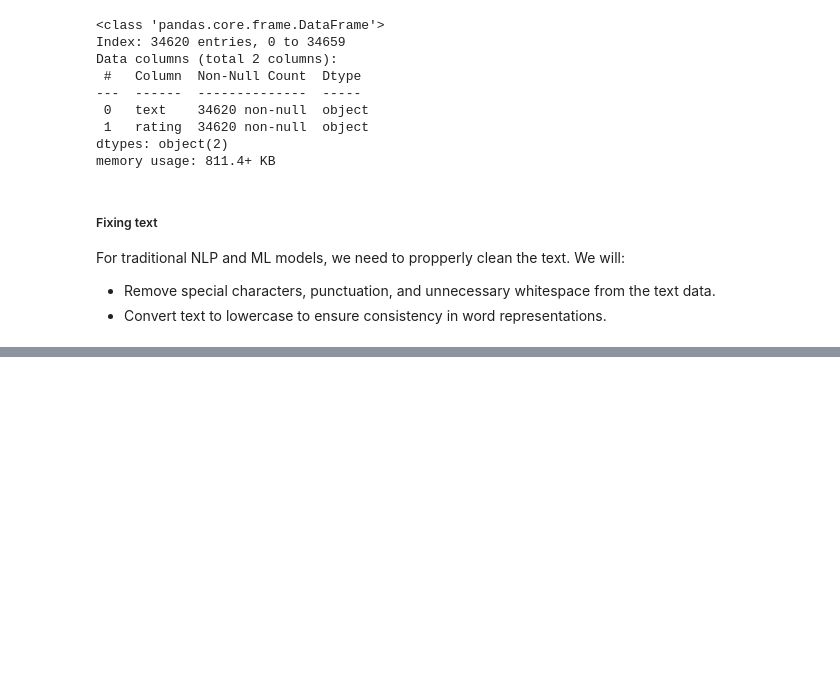
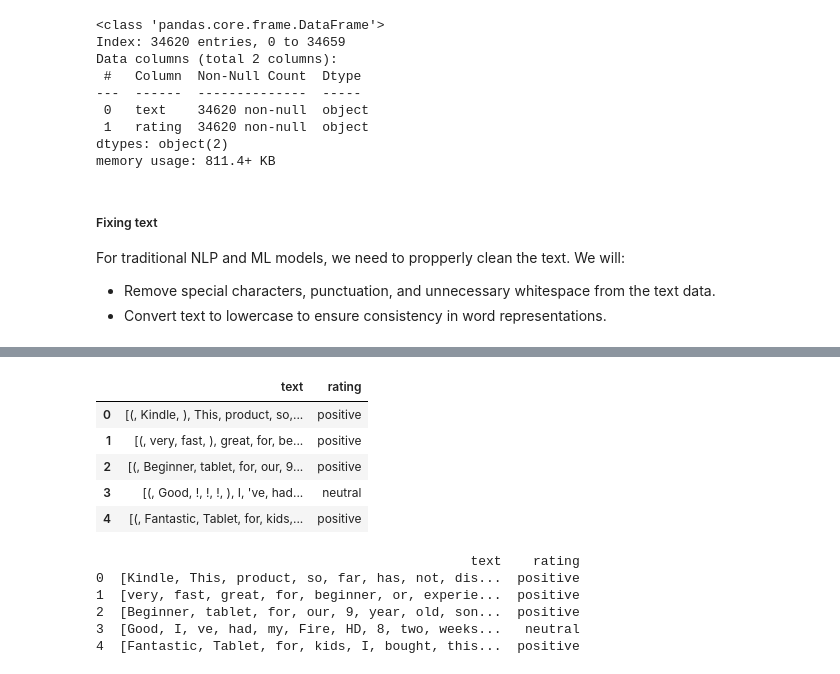
Before and after one commit to natanael-2012/project-nlp-automated-customer-reviews, a Jupyter notebook: Automated customers review 1.ipynb, the cells around one changed output, grey strips where cells are left out. Cells and saved outputs as stored; diff of their text form; code cells hidden in the pictures; blank space fills up the shorter version.

```diff
--- a/Automated customers review 1.ipynb
+++ b/Automated customers review 1.ipynb
@@ -195,0 +232,9 @@ For traditional NLP and ML models, we need to propperly clean the text. We will:
+# %%
+# Apply the clean_text function and overwrite the 'text' column
+review_nlp = reviews.copy()
+
+# Does this go now, or after tokenizing?
+# review_nlp['text'] = review_nlp['text'].apply(clean_text)
+
+# and see the first 5 texts
+print(review_nlp.values[:5,0])
@@ -195,0 +273,32 @@ For traditional NLP and ML models, we need to propperly clean the text. We will:
+# %%
+# Tokenize
+review_nlp['text'] = review_nlp['text'].apply(word_tokenize)
+review_nlp.head()
+# %% [output]
+|  | text | rating |
+| 0 | [(, Kindle, ), This, product, so,... | positive |
+| 1 | [(, very, fast, ), great, for, be... | positive |
+| 2 | [(, Beginner, tablet, for, our, 9... | positive |
+| 3 | [(, Good, !, !, !, ), I, 've, had... | neutral |
+| 4 | [(, Fantastic, Tablet, for, kids,... | positive |
+# %%
+# remove punctuation
+# Compile the punctuation pattern once
+pattern = re.compile('[%s]' % re.escape(string.punctuation))
+
+# Define a function to remove punctuation from tokenized sentences
+def remove_punctuation_from_tokens(tokenized_sentence):
+    return [pattern.sub('', token) for token in tokenized_sentence if pattern.sub('', token)]
+
+# Apply the function to the 'text' column of the DataFrame
+review_nlp['text'] = review_nlp['text'].apply(lambda sentence: remove_punctuation_from_tokens(sentence))
+
+# Check the result
+print(review_nlp.head())
+# %% [output]
+                                                text    rating
+0  [Kindle, This, product, so, far, has, not, dis...  positive
+1  [very, fast, great, for, beginner, or, experie...  positive
+2  [Beginner, tablet, for, our, 9, year, old, son...  positive
+3  [Good, I, ve, had, my, Fire, HD, 8, two, weeks...   neutral
+4  [Fantastic, Tablet, for, kids, I, bought, this...  positive
```
Also changed, not shown: parts of 8 cells of this notebook.
